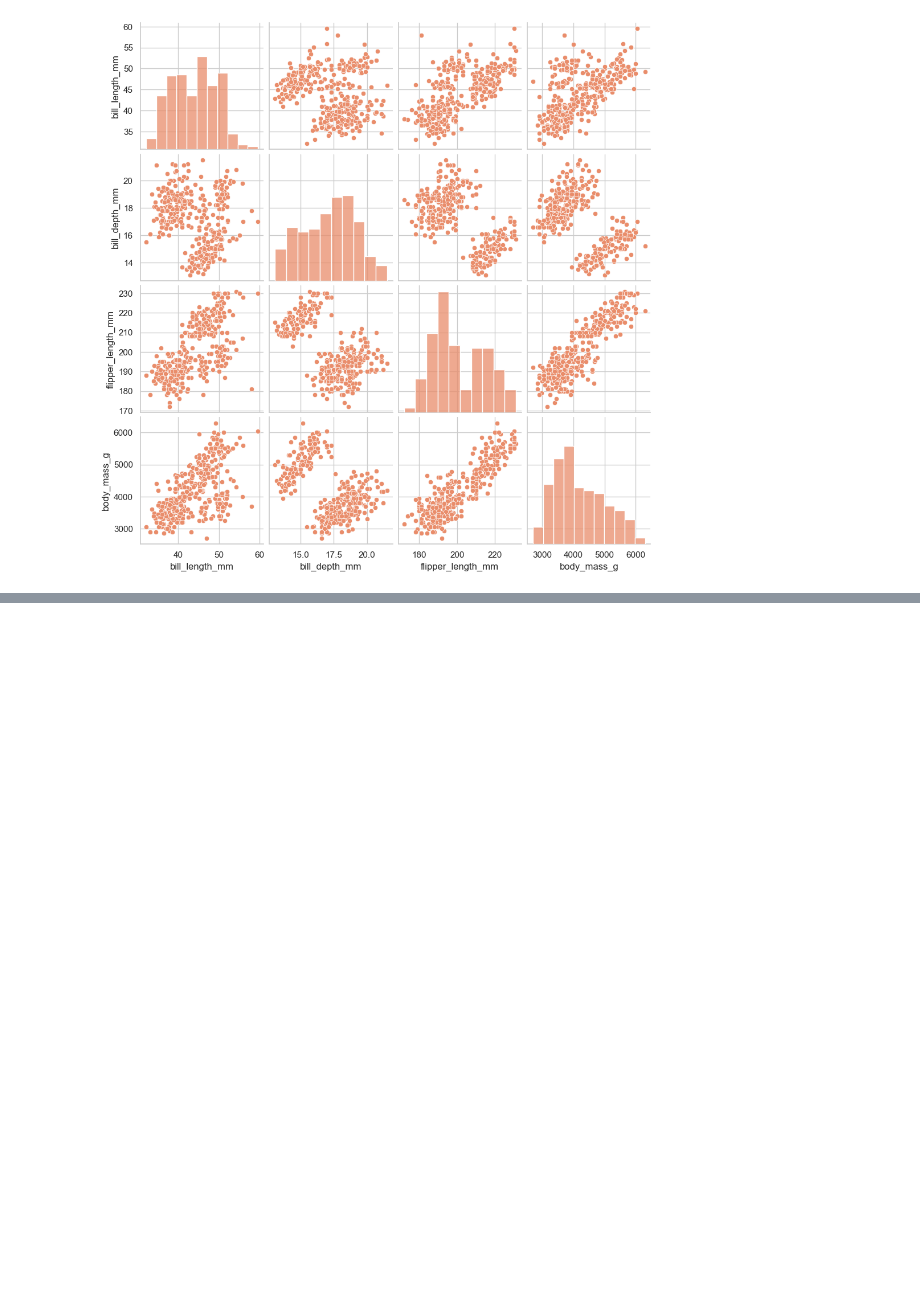
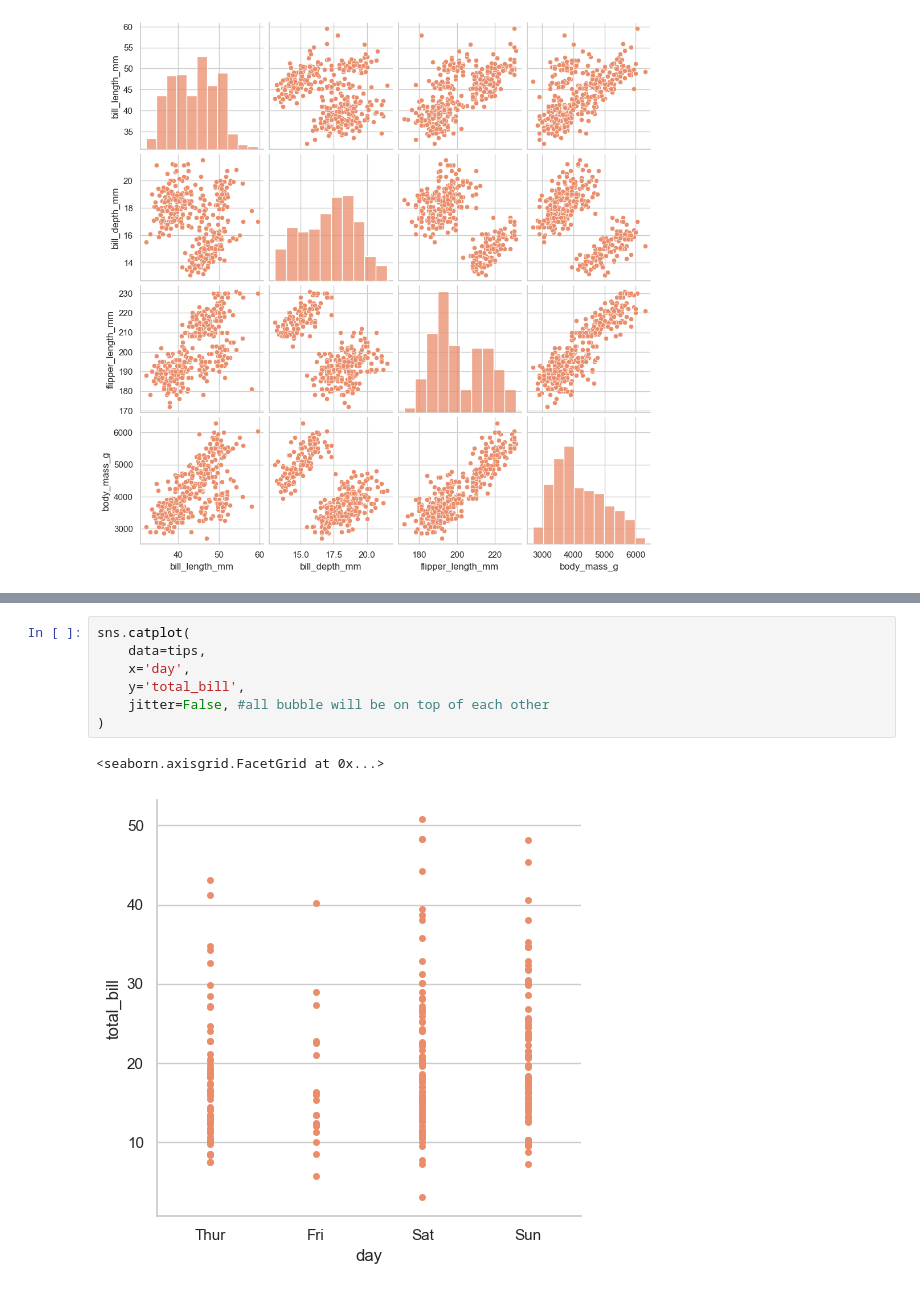
Before and after one commit to ShajibEwuCse19/Bongo-Dev-DS-AI-ML-Course-Practice-Repo, a Jupyter notebook: my-practice/data-visualization-using-seaborn-and-plotly.ipynb, the cells around one changed output, grey strips where cells are left out. Drawn from its saved outputs; the diff is of its cells as text; blank space fills up the shorter version.

```diff
--- a/my-practice/data-visualization-using-seaborn-and-plotly.ipynb
+++ b/my-practice/data-visualization-using-seaborn-and-plotly.ipynb
@@ -314,0 +338,10 @@ sns.pairplot(
+# %%
+sns.catplot(
+    data=tips,
+    x='day',
+    y='total_bill',
+    jitter=False, #all bubble will be on top of each other
+)
+# %% [output]
+<seaborn.axisgrid.FacetGrid at 0x...>
+[figure, added]
```
Also changed, not shown: parts of 11 cells of this notebook.
